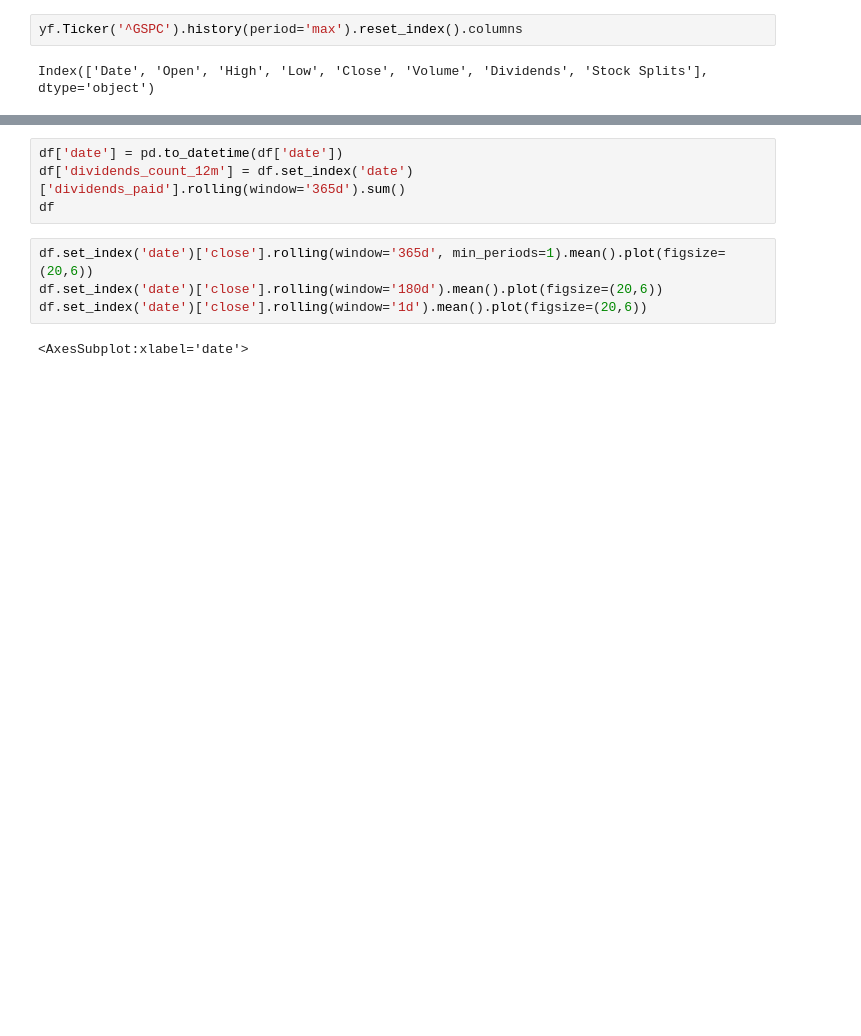
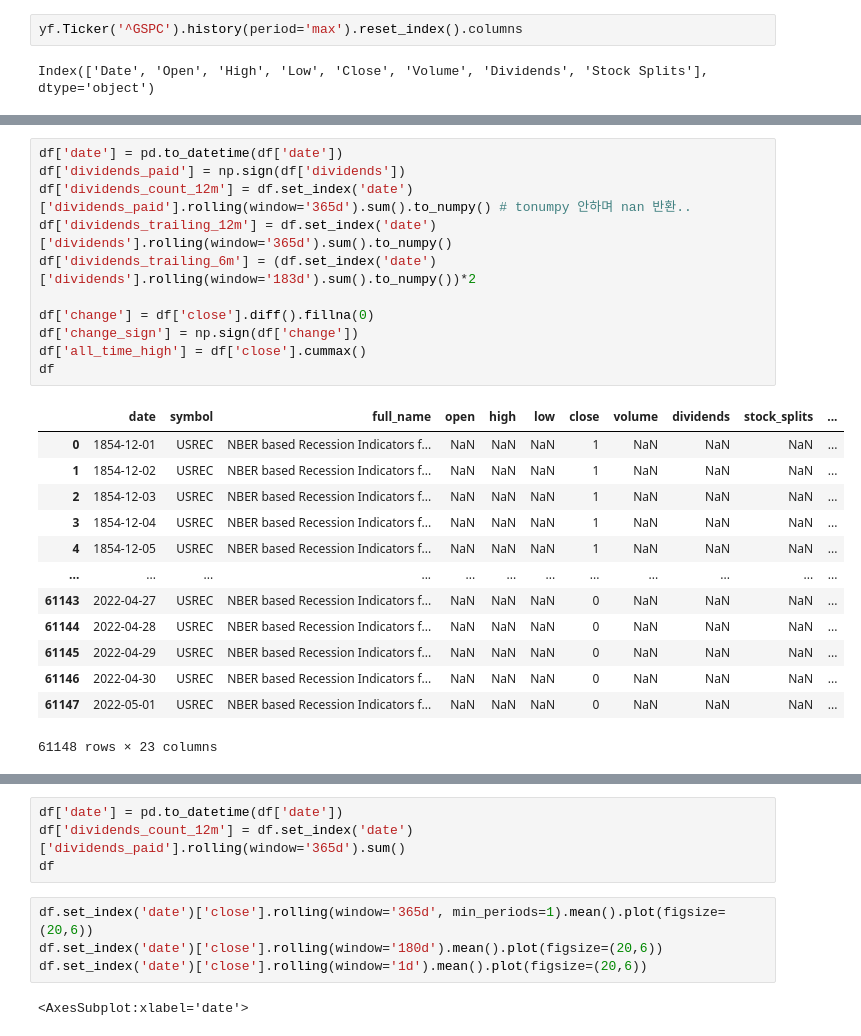
Before and after one commit to vifootball/stock-database-builder, a Jupyter notebook: get_data.ipynb, the cells around one changed output, grey strips where cells are left out. Cells and saved outputs as stored; diff of their text form; blank space fills up the shorter version.

```diff
--- a/get_data.ipynb
+++ b/get_data.ipynb
@@ -119,3 +175,28 @@ Loop No.6 | Error Ocurred While Getting Profile of: ADRA
+# %%
+df['date'] = pd.to_datetime(df['date'])
+df['dividends_paid'] = np.sign(df['dividends'])
+df['dividends_count_12m'] = df.set_index('date')['dividends_paid'].rolling(window='365d').sum().to_numpy() # tonumpy 안하며 nan 반환..
+df['dividends_trailing_12m'] = df.set_index('date')['dividends'].rolling(window='365d').sum().to_numpy()
+df['dividends_trailing_6m'] = (df.set_index('date')['dividends'].rolling(window='183d').sum().to_numpy())*2
+
+df['change'] = df['close'].diff().fillna(0)
+df['change_sign'] = np.sign(df['change'])
+df['all_time_high'] = df['close'].cummax()
+df
+# %% [output]
+|  | date | symbol | full_name | open | high | low | close | volume | dividends | stock_splits | ... |
+| 0 | 1854-12-01 | USREC | NBER based Recession Indicators f... | NaN | NaN | NaN | 1 | NaN | NaN | NaN | ... |
+| 1 | 1854-12-02 | USREC | NBER based Recession Indicators f... | NaN | NaN | NaN | 1 | NaN | NaN | NaN | ... |
+| 2 | 1854-12-03 | USREC | NBER based Recession Indicators f... | NaN | NaN | NaN | 1 | NaN | NaN | NaN | ... |
+| 3 | 1854-12-04 | USREC | NBER based Recession Indicators f... | NaN | NaN | NaN | 1 | NaN | NaN | NaN | ... |
+| 4 | 1854-12-05 | USREC | NBER based Recession Indicators f... | NaN | NaN | NaN | 1 | NaN | NaN | NaN | ... |
+| ... | ... | ... | ... | ... | ... | ... | ... | ... | ... | ... | ... |
+| 61143 | 2022-04-27 | USREC | NBER based Recession Indicators f... | NaN | NaN | NaN | 0 | NaN | NaN | NaN | ... |
+| 61144 | 2022-04-28 | USREC | NBER based Recession Indicators f... | NaN | NaN | NaN | 0 | NaN | NaN | NaN | ... |
+| 61145 | 2022-04-29 | USREC | NBER based Recession Indicators f... | NaN | NaN | NaN | 0 | NaN | NaN | NaN | ... |
+| 61146 | 2022-04-30 | USREC | NBER based Recession Indicators f... | NaN | NaN | NaN | 0 | NaN | NaN | NaN | ... |
+| 61147 | 2022-05-01 | USREC | NBER based Recession Indicators f... | NaN | NaN | NaN | 0 | NaN | NaN | NaN | ... |
+61148 rows × 23 columns
 # %%
 histories = os.listdir(os.path.join('.','download','history_etf'))
 # history = histories[1234]
```
Also changed, not shown: parts of 15 cells of this notebook, 2 other files.
